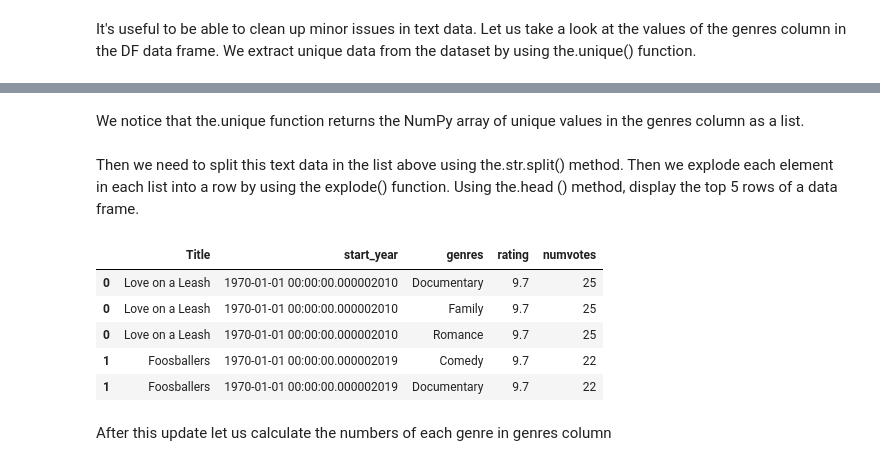
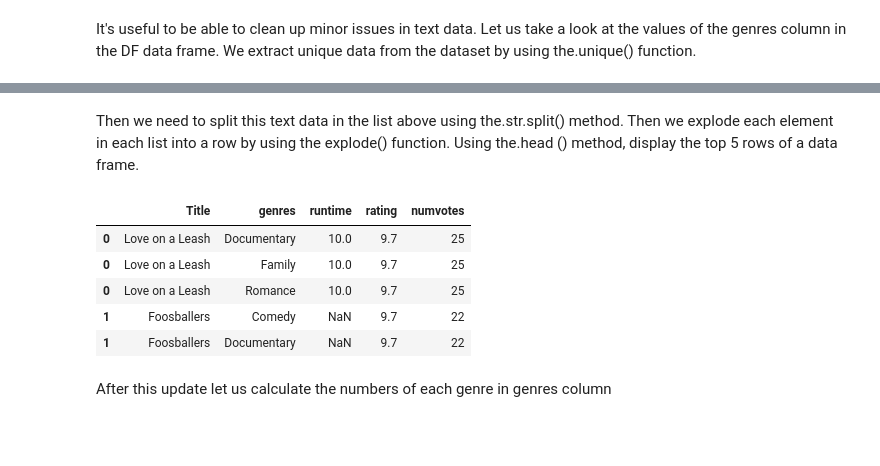
Before and after one commit to maysasaad/Phase_1_Project, a Jupyter notebook: student.ipynb, the cells around one changed output, grey strips where cells are left out. Drawn from its saved outputs; the diff is of its cells as text; code cells hidden in the pictures; blank space fills up the shorter version.

```diff
--- a/student.ipynb
+++ b/student.ipynb
@@ -214,10 +197,10 @@ joining these two related tables based on the shared columns between them. group
 # filtering the data frame using (HAVING) to chose high rates movies
 # display the data frame from highest to lowest movies rate using ORDER BY.
 
-df = pd.read_sql(""" SELECT
+movie1 = pd.read_sql(""" SELECT
                 b.original_title AS Title,
-                b.start_year,
                 b.genres AS genres ,
+                b.runtime_minutes AS runtime,
                 r.averagerating AS rating ,
                 r.numvotes
 FROM movie_basics b
@@ -227,5 +210,5 @@ GROUP BY genres
 HAVING (averagerating BETWEEN 7 AND 10)
 ORDER BY averagerating DESC
 ;""",conn)
-df
+movie1.head()
 # %% [output]
@@ -353,21 +338,18 @@ array(['Documentary,Family,Romance', 'Comedy,Documentary,Sport',
-# %% [markdown]
-We notice that the.unique function returns the NumPy array of unique values in the genres column as a list.
 # %% [markdown]
 Then we need to split this text data in the list above using the.str.split() method. Then we explode each element in each list into a row by using the explode() function. Using the.head () method, display the top 5 rows of a data frame.
 # %%
 # spliting the data in the columns (genres) using .str.split() method
 # use the explode() function to explode each element in each string into a row:
 # display the top 5 rows dataframe using .head() method
-
-df["genres"] = df["genres"].str.split(",")
-genre_df = df.explode("genres")
-genre_df.head()
+movie1["genres"] = movie1["genres"].str.split(",")
+movie1 =movie1.explode("genres")
+movie1.head()
 # %% [output]
-|  | Title | start_year | genres | rating | numvotes |
-| 0 | Love on a Leash | 1970-01-01 00:00:00.000002010 | Documentary | 9.7 | 25 |
-| 0 | Love on a Leash | 1970-01-01 00:00:00.000002010 | Family | 9.7 | 25 |
-| 0 | Love on a Leash | 1970-01-01 00:00:00.000002010 | Romance | 9.7 | 25 |
-| 1 | Foosballers | 1970-01-01 00:00:00.000002019 | Comedy | 9.7 | 22 |
-| 1 | Foosballers | 1970-01-01 00:00:00.000002019 | Documentary | 9.7 | 22 |
+|  | Title | genres | runtime | rating | numvotes |
+| 0 | Love on a Leash | Documentary | 10.0 | 9.7 | 25 |
+| 0 | Love on a Leash | Family | 10.0 | 9.7 | 25 |
+| 0 | Love on a Leash | Romance | 10.0 | 9.7 | 25 |
+| 1 | Foosballers | Comedy | NaN | 9.7 | 22 |
+| 1 | Foosballers | Documentary | NaN | 9.7 | 22 |
 # %% [markdown]
 After this update let us calculate the numbers of each genre in genres column
```
Also changed, not shown: parts of 490 cells of this notebook, 15 other files.
